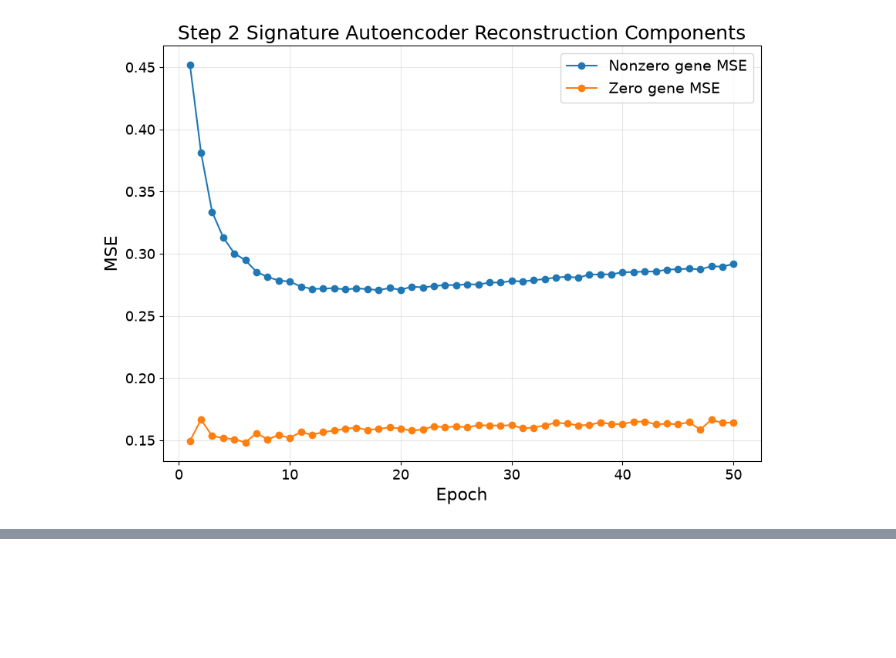
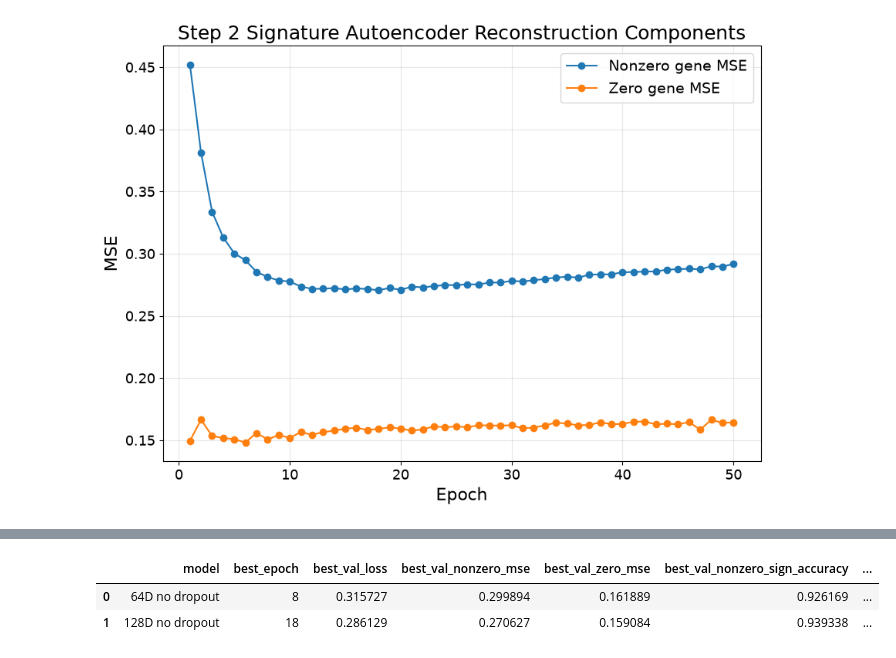
Before and after one commit to mell508-gif/predicting-predictability, a Jupyter notebook: data/july_wraps.ipynb, the cells around one changed output, grey strips where cells are left out. Cells and saved outputs as stored; diff of their text form; code cells hidden in the pictures; blank space fills up the shorter version.

```diff
--- a/data/july_wraps.ipynb
+++ b/data/july_wraps.ipynb
@@ -3579,0 +4040,79 @@ KeyboardInterrupt:
+# %%
+# Step 2 final model comparison summary
+
+from pathlib import Path
+import pandas as pd
+
+PROJECT_ROOT = Path.cwd().parent if Path.cwd().name == "data" else Path.cwd()
+MODEL_DIR = PROJECT_ROOT / "models"
+FIG_DIR = PROJECT_ROOT / "figures" / "step2_signature_autoencoder"
+
+m64 = (
+    pd.read_csv(MODEL_DIR / "step2_signature_autoencoder_latent64_metrics.csv")
+    .sort_values("epoch")
+    .drop_duplicates("epoch", keep="last")
+)
+
+m128 = (
+    pd.read_csv(MODEL_DIR / "step2_signature_autoencoder_latent128_metrics.csv")
+    .sort_values("epoch")
+    .drop_duplicates("epoch", keep="last")
+)
+
+best64 = m64.loc[m64["val_loss"].idxmin()]
+best128 = m128.loc[m128["val_loss"].idxmin()]
+
+final64 = m64.iloc[-1]
+final128 = m128.iloc[-1]
+
+comparison = pd.DataFrame([
+    {
+        "model": "64D no dropout",
+        "best_epoch": int(best64["epoch"]),
+        "best_val_loss": best64["val_loss"],
+        "best_val_nonzero_mse": best64["val_nonzero_mse"],
+        "best_val_zero_mse": best64["val_zero_mse"],
+        "best_val_nonzero_sign_accuracy": best64["val_nonzero_sign_accuracy"],
+        "final_epoch": int(final64["epoch"]),
+        "final_val_loss": final64["val_loss"],
+        "final_val_nonzero_sign_accuracy": final64["val_nonzero_sign_accuracy"],
+    },
+    {
+        "model": "128D no dropout",
+        "best_epoch": int(best128["epoch"]),
+        "best_val_loss": best128["val_loss"],
+        "best_val_nonzero_mse": best128["val_nonzero_mse"],
+        "best_val_zero_mse": best128["val_zero_mse"],
+        "best_val_nonzero_sign_accuracy": best128["val_nonzero_sign_accuracy"],
+        "final_epoch": int(final128["epoch"]),
+        "final_val_loss": final128["val_loss"],
+        "final_val_nonzero_sign_accuracy": final128["val_nonzero_sign_accuracy"],
+    },
+])
+
+comparison_path = MODEL_DIR / "step2_signature_model_comparison.csv"
+comparison.to_csv(comparison_path, index=False)
+
+summary_path = MODEL_DIR / "step2_signature_model_selection_summary.txt"
+
+with open(summary_path, "w") as f:
+    f.write("Step 2 Signature Autoencoder Model Selection\n")
+    f.write("===========================================\n\n")
+    f.write("Models compared:\n")
+    f.write("- 64D no dropout, trained for 50 epochs\n")
+    f.write("- 128D no dropout, trained for 50 epochs\n\n")
+    f.write("Conclusion:\n")
+    f.write(
+        "The 128D signature autoencoder achieved the stronger validation performance. "
+        "Although validation loss increased after its best epoch, the best-validation checkpoint "
+        "at epoch 18 had lower validation loss and higher nonzero sign accuracy than the 64D model. "
+        "Therefore, the 128D best-validation checkpoint will be used for downstream signature embeddings.\n\n"
+    )
+    f.write("Comparison table:\n")
+    f.write(comparison.to_string(index=False))
+
+print("Saved comparison:", comparison_path)
+print("Saved summary:", summary_path)
+
+comparison
+# %% [output]
@@ -3579,0 +4121,3 @@ KeyboardInterrupt:
+|  | model | best_epoch | best_val_loss | best_val_nonzero_mse | best_val_zero_mse | best_val_nonzero_sign_accuracy | ... |
+| 0 | 64D no dropout | 8 | 0.315727 | 0.299894 | 0.161889 | 0.926169 | ... |
+| 1 | 128D no dropout | 18 | 0.286129 | 0.270627 | 0.159084 | 0.939338 | ... |
```
Also changed, not shown: parts of 13 cells of this notebook, 28 other files.
